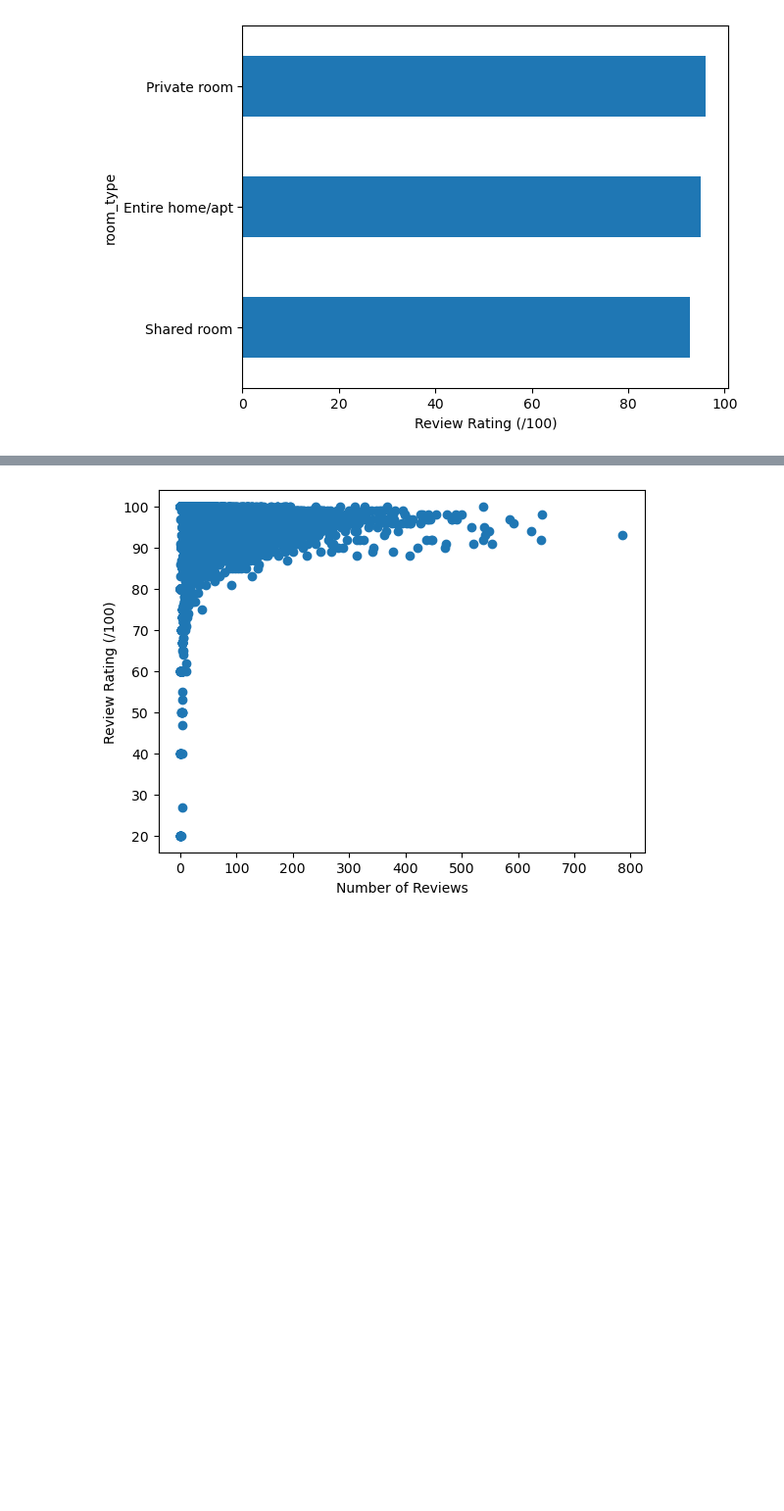
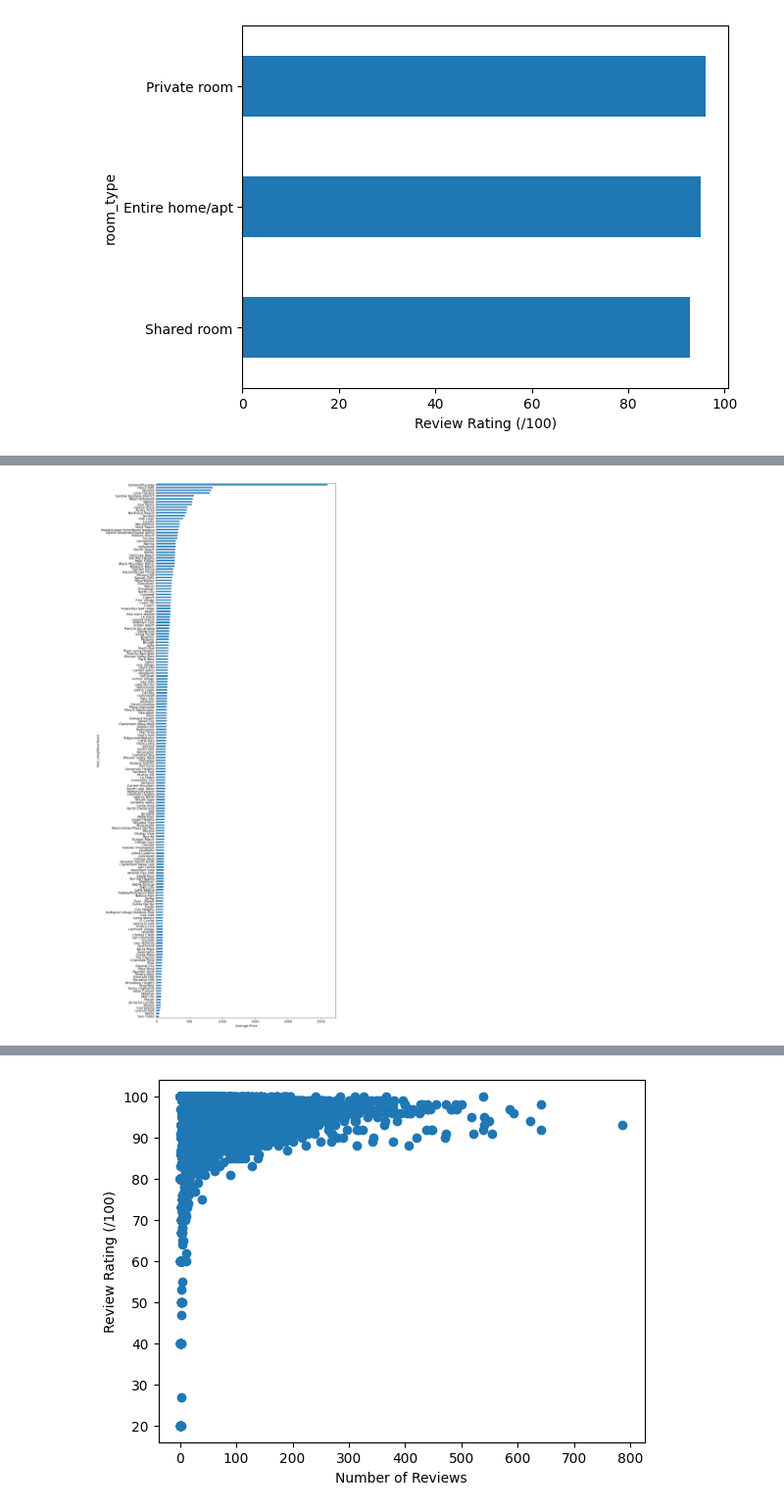
Before and after one commit to yunchen-hung/SanDiegoAirbnbRatingPrediction, a Jupyter notebook: EDA_notebook.ipynb, the cells around one changed output, grey strips where cells are left out. Shown at 98% size. Saved outputs shown, nothing was run; the diff lists cells and outputs as text; code cells hidden in the pictures; blank space fills up the shorter version.

```diff
--- a/EDA_notebook.ipynb
+++ b/EDA_notebook.ipynb
@@ -119,0 +146,14 @@ plt.show()
+# %%
+# Average price based on host's neighbourhood
+
+plt.figure(figsize=(10,30))
+(
+airbnb.groupby('host_neighbourhood')['nightly_price']
+.mean()
+.sort_values()
+.plot.barh()
+)
+plt.xlabel('Average Price')
+plt.show()
+# %% [output]
+[figure, added]
```
Also changed, not shown: parts of 9 cells of this notebook.
